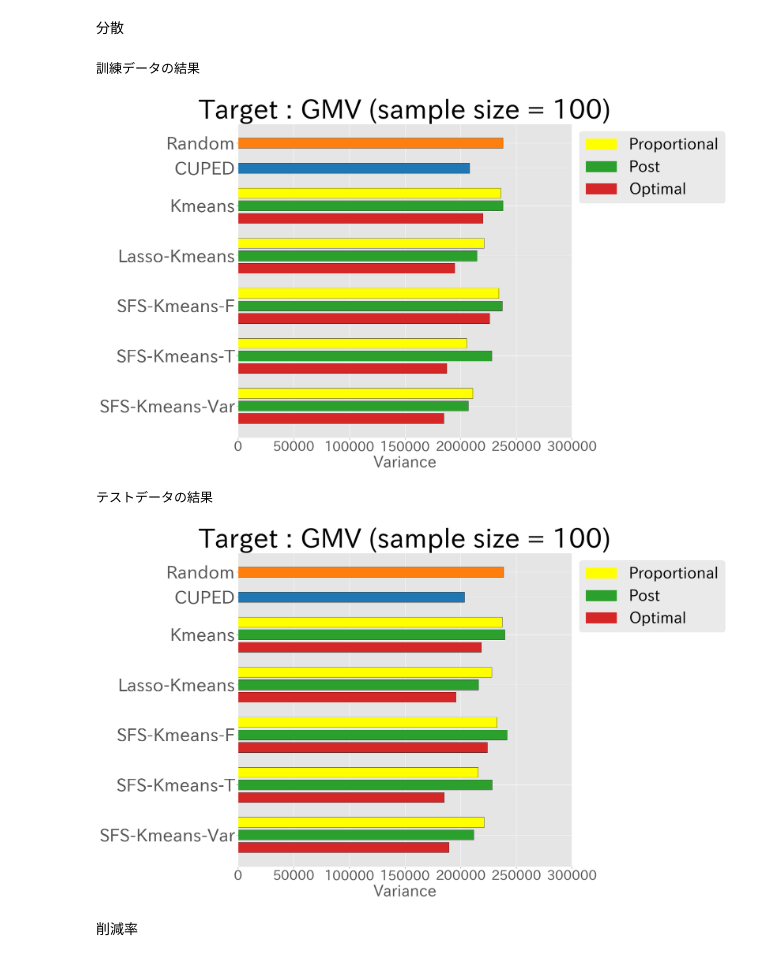
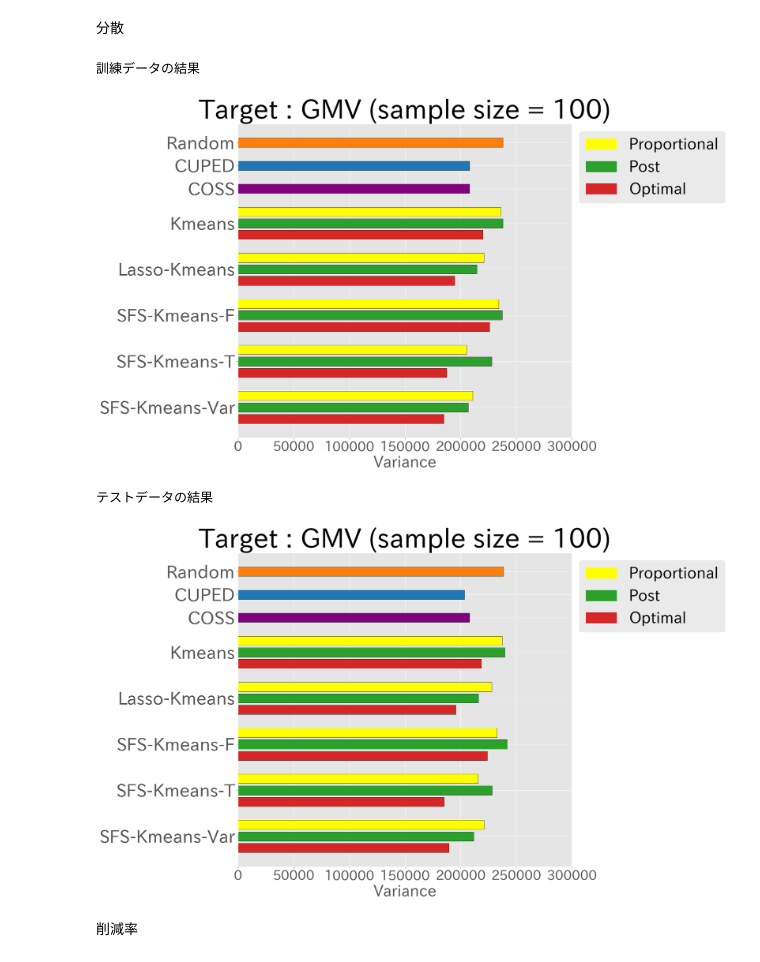
Before and after one commit to Monketu/ABtesting, a Jupyter notebook: notebook/確認用/図用.ipynb, the cells around one changed output. Saved outputs shown, nothing was run; the diff lists cells and outputs as text; code cells hidden in the pictures.

```diff
--- a/notebook/確認用/図用.ipynb
+++ b/notebook/確認用/図用.ipynb
@@ -99,6 +99,10 @@ var_once_dict_test = {
 # CUPED (var_cuped)
 var_cuped_train = 207956.46307527836
 var_cuped_test = 203497.55904269795
+
+# COSS (var_coss)
+var_coss_train = 207956.46307527836
+var_coss_test = 203497.55904269795
 # %% [markdown]
 分散削減率の計算
 # %%
@@ -126,10 +133,11 @@ reduc_cuped_test = (1 - var_cuped_test / var_random_test) * 100
 def make_var_dict(
     var_random: float,
     var_cuped: float,
+    var_coss: float,
     var_sep_dict: dict[str, dict[str, float]],
     var_once_dict: dict[str, float],
 ) -> dict:
-    var_dict = {"Random": var_random, "CUPED": var_cuped}
+    var_dict = {"Random": var_random, "CUPED": var_cuped, "COSS": var_coss}
     for method, _ in var_sep_dict.items():
         var_dict[method] = {
             "Optimal": var_sep_dict[method]["Optimal"],
@@ -147,10 +155,11 @@ def make_var_dict(
 
 def make_reduc_dict(
     reduc_cuped: float,
+    reduc_coss: float,
     reduc_sep_dict: dict[str, dict[str, float]],
     reduc_once_dict: dict[str, float],
 ) -> dict:
-    reduc_dict = {"CUPED": reduc_cuped}
+    reduc_dict = {"CUPED": reduc_cuped, "COSS": reduc_coss}
     for method, _ in reduc_sep_dict.items():
         reduc_dict[method] = {
             "Optimal": reduc_sep_dict[method]["Optimal"],
@@ -168,23 +177,27 @@ def make_reduc_dict(
 var_dict_train = make_var_dict(
     var_random=var_random_train,
     var_cuped=var_cuped_train,
+    var_coss=var_coss_train,
     var_sep_dict=var_sep_dict_train,
     var_once_dict=var_once_dict_train,
 )
 var_dict_test = make_var_dict(
     var_random=var_random_test,
     var_cuped=var_cuped_test,
+    var_coss=var_coss_train,
     var_sep_dict=var_sep_dict_test,
     var_once_dict=var_once_dict_test,
 )
 
 reduc_dict_train = make_reduc_dict(
     reduc_cuped=reduc_cuped_train,
+    reduc_coss=reduc_coss_train,
     reduc_sep_dict=reduc_sep_dict_train,
     reduc_once_dict=reduc_once_dict_train,
 )
 reduc_dict_test = make_reduc_dict(
     reduc_cuped=reduc_cuped_test,
+    reduc_coss=reduc_coss_test,
     reduc_sep_dict=reduc_sep_dict_test,
     reduc_once_dict=reduc_once_dict_test,
 )
@@ -206,6 +219,7 @@ for var_dict in [var_dict_train, var_dict_test]:
         "SFS-Kmeans-F",
         "Lasso-Kmeans",
         "Kmeans",
+        "COSS",
         "CUPED",
         "Random",
     ]
@@ -220,6 +234,8 @@ for var_dict in [var_dict_train, var_dict_test]:
         + list(var_dict["Lasso-Kmeans"].values())
         + [0]
         + list(var_dict["Kmeans"].values())
+        + [0]
+        + [var_dict["COSS"]]
         + [0]
         + [var_dict["CUPED"]]
         + [0]
@@ -238,42 +254,44 @@ for var_dict in [var_dict_train, var_dict_test]:
         + ["#FFFFFF00"]
         + ["#d62728", "#2ca02c", "#FFFF00"]
         + ["#FFFFFF00"]
+        + ["#800080"]
+        + ["#FFFFFF00"]
         + ["#1f77b4"]
         + ["#FFFFFF00"]
         + ["#ff7f0e"]
     )
 
     # 各ラベルが3つの棒の真ん中に配置されるように位置を調整
-    y_positions = [1, 5, 9, 13, 17, 20, 22]
+    y_positions = [1, 5, 9, 13, 17, 20, 22, 24]
 
     # グラフを描画
     fig, ax = plt.subplots(figsize=(20, 12))
     ax.barh(range(len(values)), values, color=colors, edgecolor="black")
 
     # 凡例の追加
     legend_labels = ["Proportional", "Post", "Optimal"]
     # 色のリスト
     legend_colors = ["#FFFF00", "#2ca02c", "#d62728"]
     # 各ラベルに対してハンドルを作成
     handles = [plt.Rectangle((0, 0), 1, 1, color=color) for color in legend_colors]
     ax.legend(
         handles, legend_labels, fontsize=35, loc="upper left", bbox_to_anchor=(1, 1)
     )
 
     # y軸の目盛りとラベルを設定
     ax.set_yticks(y_positions)
     ax.tick_params(axis="x", labelsize=30)
     ax.set_yticklabels(labels, fontsize=40)
     ax.set_xlabel("Variance", fontsize=35)
     ax.set_title(f"Target : {TARGET} (sample size = {SAMPLE_SIZE})", fontsize=60)
     ax.set_xlim(0, X_LIM_MAX)
     plt.tight_layout()
     plt.show()
 # %% [output]
 訓練データの結果
-[figure, old version]
+[figure, new version]
 テストデータの結果
-[figure, old version]
+[figure, new version]
 # %% [markdown]
 削減率
 # %%
```
Also changed, not shown: parts of 2 cells of this notebook, 2 other files.
